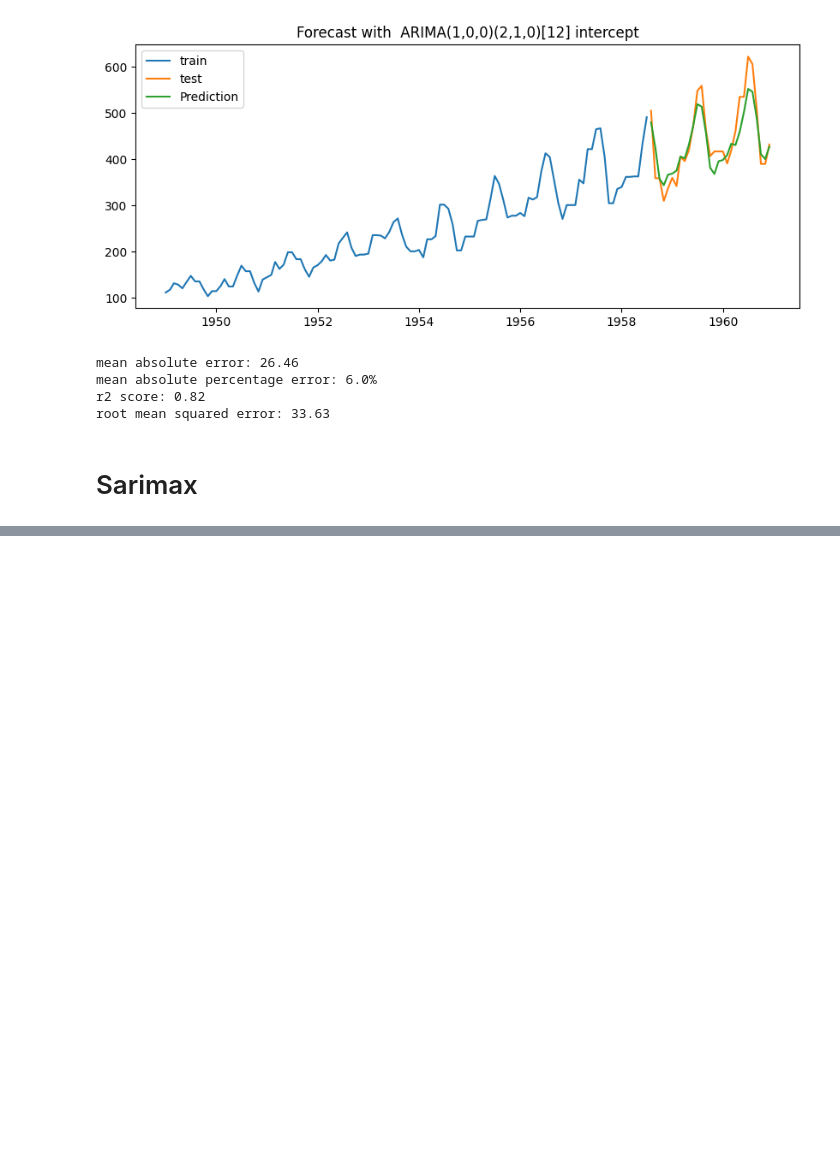
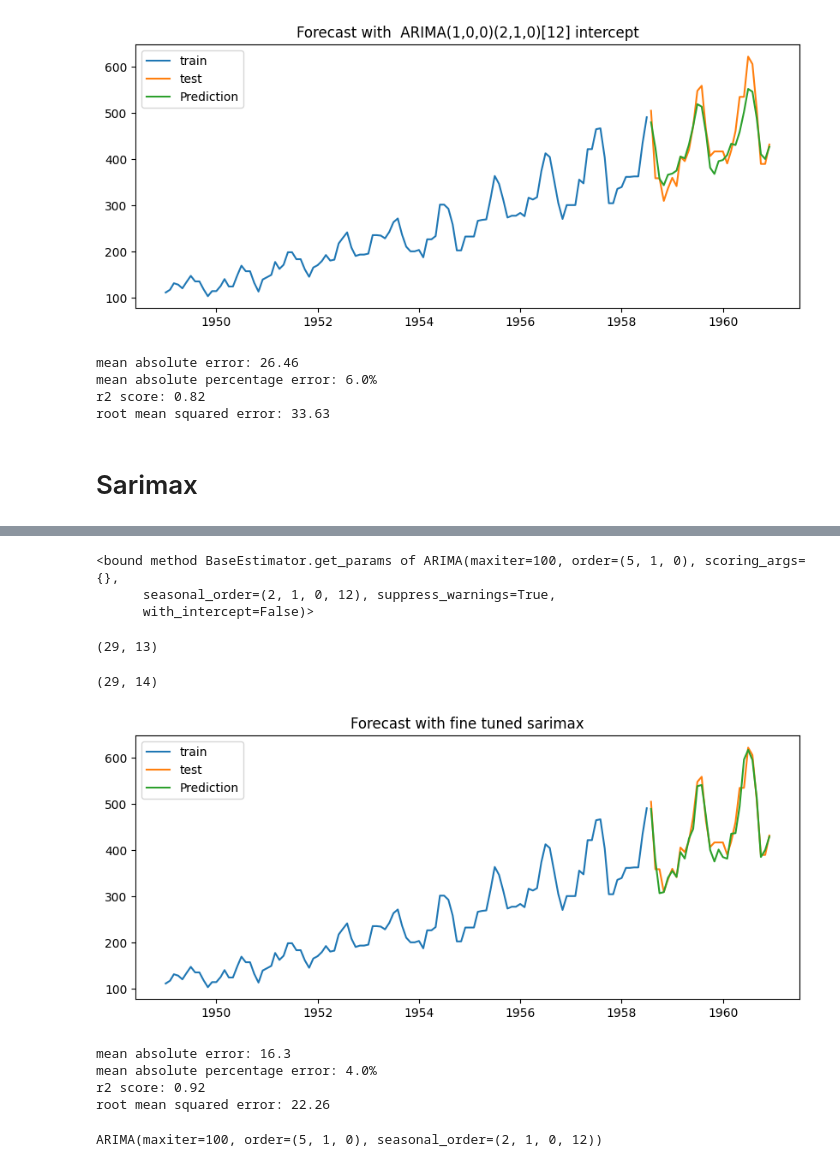
Before and after one commit to iamblack08/Air-passenger-prediction, a Jupyter notebook: sarimax.ipynb, the cells around one changed output, grey strips where cells are left out. Saved outputs shown, nothing was run; the diff lists cells and outputs as text; code cells hidden in the pictures; blank space fills up the shorter version.

```diff
--- a/sarimax.ipynb
+++ b/sarimax.ipynb
@@ -208,2 +218,19 @@ root mean squared error: 33.63
 # %%
 # Fine tunning
+
+fine_tuned_model= auto_arima(train['#Passengers'].ffill(),
+                             X=exog_train,
+                             m=12,
+                             seasonal=True,
+                             start_P=0, max_P= 5,
+                             start_q=0, max_Q=5,
+                             start_p=0, max_p=5,
+                             start_Q=0, max_q=5,
+                             d= 1,D=1, max_D=5, max_d=5,
+                             n_jobs=-1,
+                             maxiter=100,
+                             stepwise=True,
+                             trace=True,
+                          information_criterion='aic',
+                          suppress_warnings=True,
+                          error_action='ignore')
@@ -209,0 +288,24 @@ root mean squared error: 33.63
+# %%
+fine_tuned_model.get_params
+# %% [output]
+<bound method BaseEstimator.get_params of ARIMA(maxiter=100, order=(5, 1, 0), scoring_args={},
+      seasonal_order=(2, 1, 0, 12), suppress_warnings=True,
+      with_intercept=False)>
+# %%
+exog_test.shape
+# %% [output]
+(29, 13)
+# %%
+test.shape
+# %% [output]
+(29, 14)
+# %%
+forecast= fine_tuned_model.predict(n_periods=len(test), X= exog_test)
+# %%
+model_evaluator(train['#Passengers'].ffill(), test['#Passengers'].ffill(),forecast, 'fine tuned sarimax')
+# %% [output]
+[figure, added]
+mean absolute error: 16.3
+mean absolute percentage error: 4.0%
+r2 score: 0.92
+root mean squared error: 22.26
@@ -209,0 +319,4 @@ root mean squared error: 33.63
+# %%
+final_model.fit(y=df['#Passengers'].ffill(), X=df_exog)
+# %% [output]
+ARIMA(maxiter=100, order=(5, 1, 0), seasonal_order=(2, 1, 0, 12))
```
Also changed, not shown: parts of 17 cells of this notebook.
